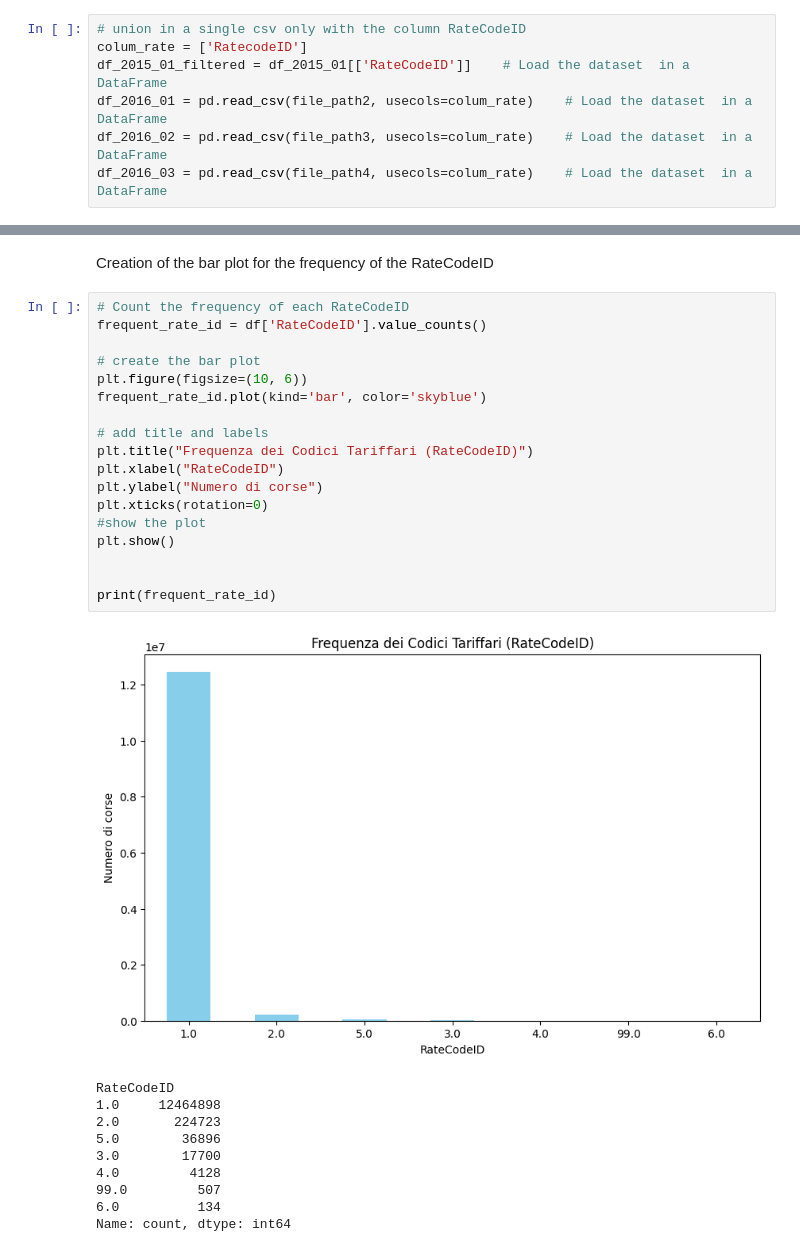
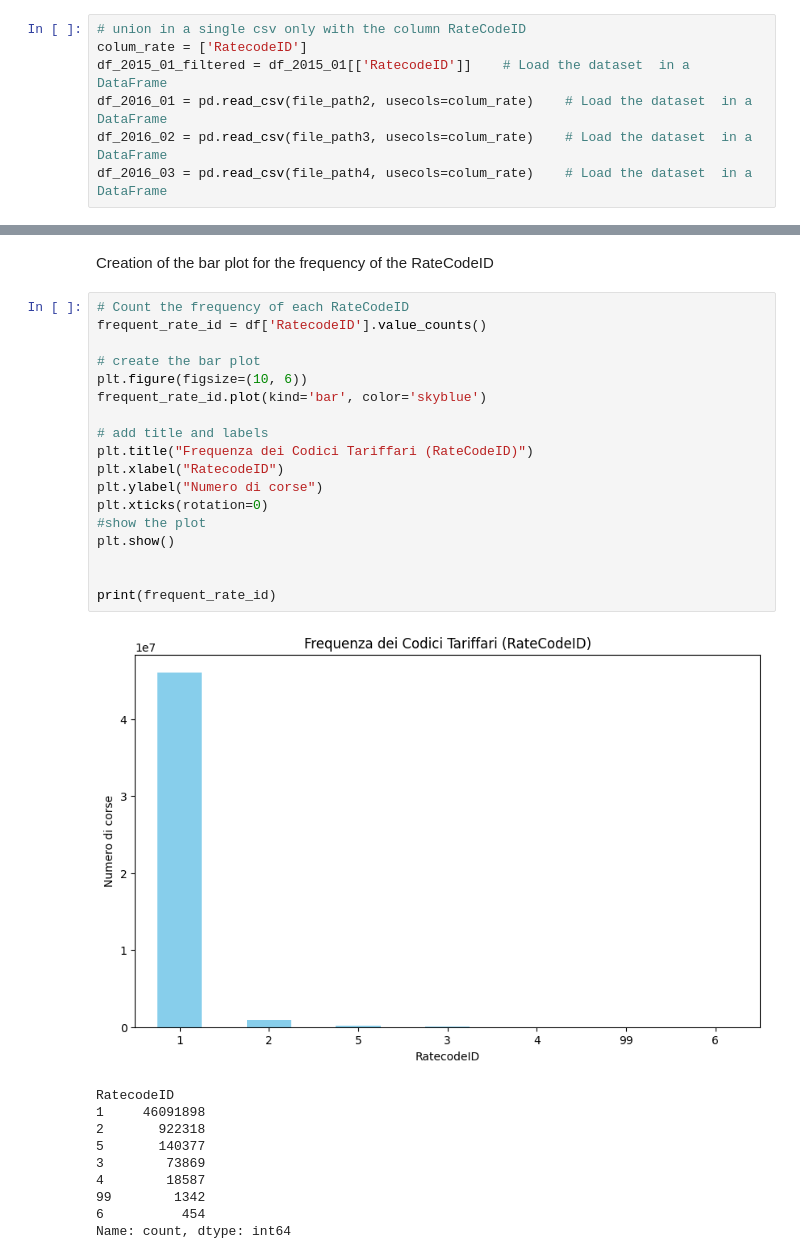
Before and after one commit to NicolaPicciafuoco/time-series-analysis, a Jupyter notebook: code/notebook.ipynb, the cells around one changed output, grey strips where cells are left out. Saved outputs shown, nothing was run; the diff lists cells and outputs as text.

Commit message:
Package installation; column "RatecodeID" case fix

```diff
--- a/code/notebook.ipynb
+++ b/code/notebook.ipynb
@@ -70,7 +93,7 @@ plt.show()
 # %%
 # union in a single csv only with the column RateCodeID
 colum_rate = ['RatecodeID']
-df_2015_01_filtered = df_2015_01[['RateCodeID']]    # Load the dataset  in a DataFrame
+df_2015_01_filtered = df_2015_01[['RatecodeID']]    # Load the dataset  in a DataFrame
 df_2016_01 = pd.read_csv(file_path2, usecols=colum_rate)    # Load the dataset  in a DataFrame
 df_2016_02 = pd.read_csv(file_path3, usecols=colum_rate)    # Load the dataset  in a DataFrame
 df_2016_03 = pd.read_csv(file_path4, usecols=colum_rate)    # Load the dataset  in a DataFrame
@@ -80,30 +103,30 @@ df=pd.concat([df_2015_01_filtered, df_2016_01, df_2016_02, df_2016_03], ignore_i
 Creation of the bar plot for the frequency of the RateCodeID
 # %%
 # Count the frequency of each RateCodeID
-frequent_rate_id = df['RateCodeID'].value_counts()
+frequent_rate_id = df['RatecodeID'].value_counts()
 
 # create the bar plot
 plt.figure(figsize=(10, 6))
 frequent_rate_id.plot(kind='bar', color='skyblue')
 
 # add title and labels
 plt.title("Frequenza dei Codici Tariffari (RateCodeID)")
-plt.xlabel("RateCodeID")
+plt.xlabel("RatecodeID")
 plt.ylabel("Numero di corse")
 plt.xticks(rotation=0)
 #show the plot
 plt.show()
 
 
 print(frequent_rate_id)
 # %% [output]
-[figure, old version]
+[figure, new version]
-RateCodeID
-1.0     12464898
-2.0       224723
-5.0        36896
-3.0        17700
-4.0         4128
-99.0         507
-6.0          134
+RatecodeID
+1     46091898
+2       922318
+5       140377
+3        73869
+4        18587
+99        1342
+6          454
 Name: count, dtype: int64
```
Also changed, not shown: parts of 5 cells of this notebook.
